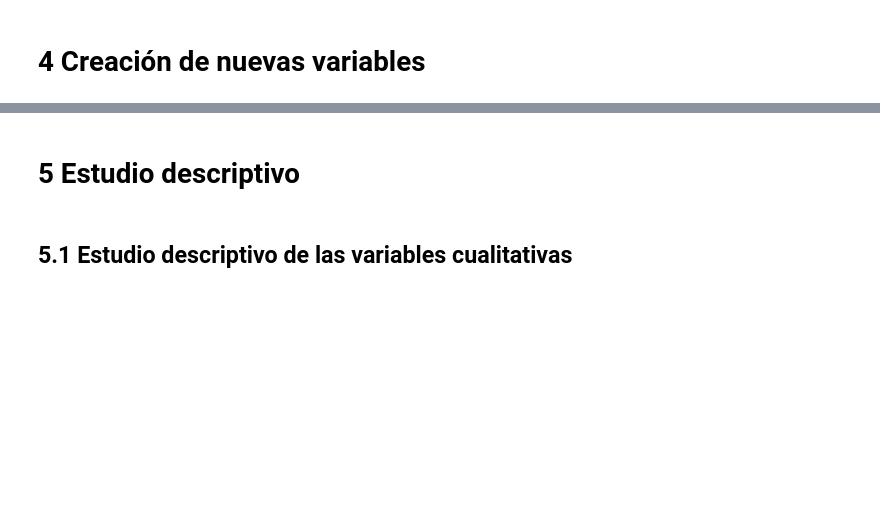
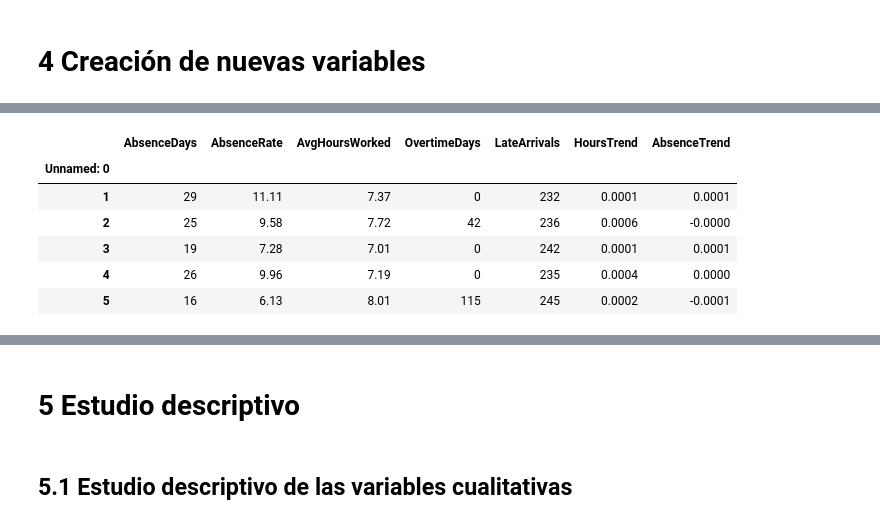
Before and after one commit to sangoumr/People_Analitics, a Jupyter notebook: EDA.ipynb, the cells around one changed output, grey strips where cells are left out. Drawn from its saved outputs; the diff is of its cells as text; code cells hidden in the pictures; blank space fills up the shorter version.

```diff
--- a/EDA.ipynb
+++ b/EDA.ipynb
@@ -661,0 +664,17 @@ Estadísticos descriptivos tras la imputación:
+# %%
+# Imputación de valores nulos en variables categóricas ordinales
+# en el fichero de encuestas. Se imputa con la MODA ya que son variables
+# ordinales y no tiene sentido usar la media o la mediana como valor imputado.
+cols_ordinales_nulos = ["EnvironmentSatisfaction", "JobSatisfaction", "WorkLifeBalance"]
+
+for col in cols_ordinales_nulos:
+    moda  = dataframes["survey_employee"][col].mode()[0]
+    n_nulos = dataframes["survey_employee"][col].isnull().sum()
+
+    dataframes["survey_employee"][col] = dataframes["survey_employee"][col].fillna(moda)
+
+    print(f"✅ {col}: {n_nulos} nulos imputados con moda = {moda}")
+
+# Verificamos que no quedan valores nulos
+print(f"\nValores nulos tras la imputación:")
+display(dataframes["survey_employee"][cols_ordinales_nulos].isnull().sum().to_frame(name="Nulos"))
@@ -663,0 +714,71 @@ Estadísticos descriptivos tras la imputación:
+# %%
+
+# Cargamos los ficheros de entrada y salida
+df_in  = dataframes["in_time"].copy()
+df_out = dataframes["out_time"].copy()
+
+# La primera columna es el EmployeeID la establecemos como índice
+df_in  = df_in.set_index(df_in.columns[0])
+df_out = df_out.set_index(df_out.columns[0])
+
+# Convertimos todas las columnas a datetime
+df_in  = df_in.apply(pd.to_datetime, errors="coerce")
+df_out = df_out.apply(pd.to_datetime, errors="coerce")
+
+# Calculamos las horas trabajadas por día (out - in)
+df_hours = (df_out - df_in).apply(lambda x: x.dt.total_seconds() / 3600)
+
+# Total de días laborables en el período
+total_days = df_in.shape[1]
+
+# Hora de referencia para puntualidad (09:00) y horas extra (8h)
+HORA_ENTRADA_REF = 9
+HORAS_JORNADA    = 8
+
+# 1. AbsenceRate — % de días ausente (sin registro de entrada)
+absence_days         = df_in.isnull().sum(axis=1)
+features             = pd.DataFrame(index=df_in.index)
+features["AbsenceDays"] = absence_days
+features["AbsenceRate"]  = (absence_days / total_days * 100).round(2)
+
+# =============================================================================
+# 2. AvgHoursWorked — media de horas trabajadas por día presente
+# =============================================================================
+features["AvgHoursWorked"] = df_hours.mean(axis=1).round(2)
+
+# =============================================================================
+# 3. OvertimeDays — días con jornada superior a HORAS_JORNADA
+# =============================================================================
+features["OvertimeDays"] = (df_hours > HORAS_JORNADA).sum(axis=1)
+
+# =============================================================================
+# 4. LateArrivals — días con entrada después de HORA_ENTRADA_REF
+# =============================================================================
+arrival_hours            = df_in.apply(lambda x: x.dt.hour + x.dt.minute / 60)
+features["LateArrivals"] = (arrival_hours > HORA_ENTRADA_REF).sum(axis=1)
+
+# =============================================================================
+# 5. Tendencias — regresión lineal sobre el tiempo para cada empleado
+#    Valor positivo = tendencia creciente, negativo = decreciente
+# =============================================================================
+x = np.arange(total_days)
+
+def calc_trend(row):
+    """Calcula la pendiente de la tendencia lineal ignorando NaN."""
+    mask = ~np.isnan(row)
+    if mask.sum() < 2:
+        return np.nan
+    return np.polyfit(x[mask], row[mask], 1)[0]
+
+features["HoursTrend"]   = df_hours.apply(calc_trend, axis=1).round(4)
+
+absence_series           = df_in.isnull().astype(float)
+features["AbsenceTrend"] = absence_series.apply(calc_trend, axis=1).round(4)
+
+# =============================================================================
+# Verificamos el resultado
+# =============================================================================
+print(f"✅ Variables extraídas: {features.shape[1]}")
+print(f"✅ Registros          : {features.shape[0]}")
+display(features.head())
+# %% [output]
@@ -663,0 +787,7 @@ Estadísticos descriptivos tras la imputación:
+|  | AbsenceDays | AbsenceRate | AvgHoursWorked | OvertimeDays | LateArrivals | HoursTrend | AbsenceTrend |
+| Unnamed: 0 |  |  |  |  |  |  |  |
+| 1 | 29 | 11.11 | 7.37 | 0 | 232 | 0.0001 | 0.0001 |
+| 2 | 25 | 9.58 | 7.72 | 42 | 236 | 0.0006 | -0.0000 |
+| 3 | 19 | 7.28 | 7.01 | 0 | 242 | 0.0001 | 0.0001 |
+| 4 | 26 | 9.96 | 7.19 | 0 | 235 | 0.0004 | 0.0000 |
+| 5 | 16 | 6.13 | 8.01 | 115 | 245 | 0.0002 | -0.0001 |
```
Also changed, not shown: parts of 10 cells of this notebook.
